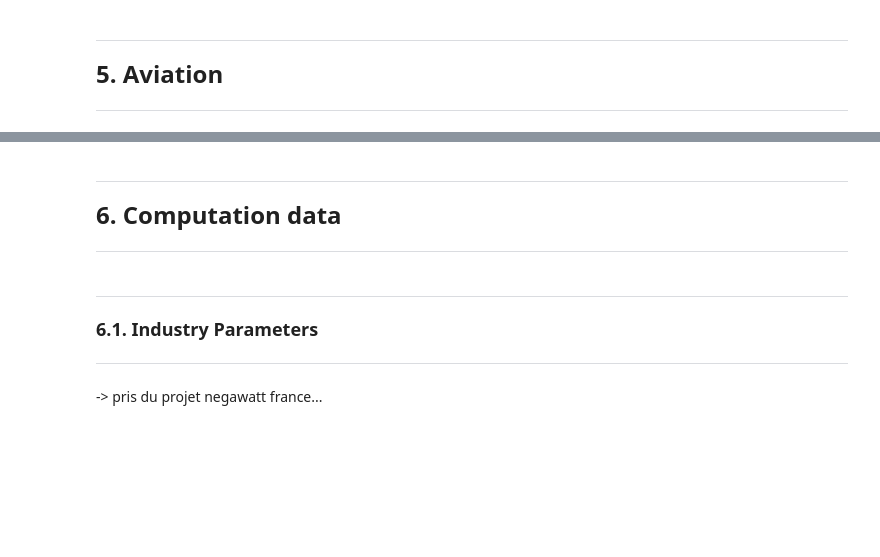
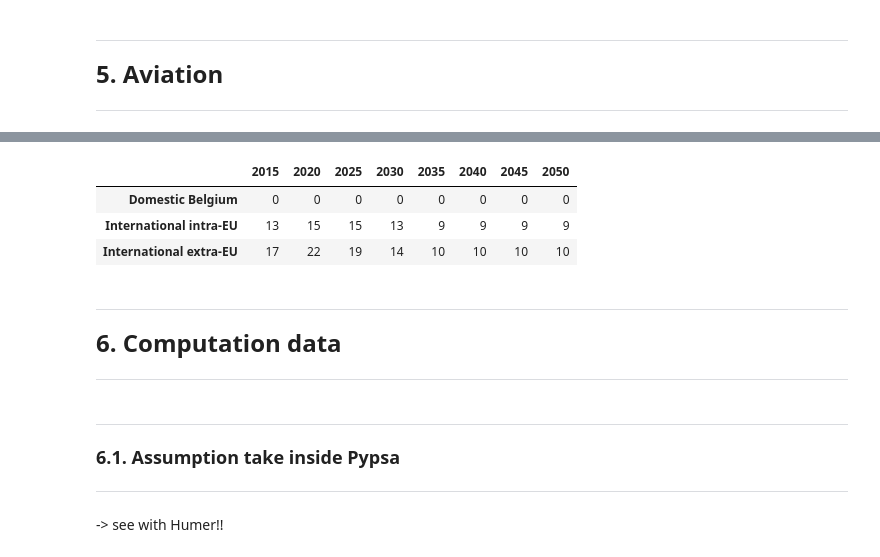
Before and after one commit to Valentine-Bernaerts/negaWatt_jupyter_notebook, a Jupyter notebook: jupyter_notebook/Transport_sector_appendix.ipynb, the cells around one changed output, grey strips where cells are left out. Drawn from its saved outputs; the diff is of its cells as text; code cells hidden in the pictures; blank space fills up the shorter version.

```diff
--- a/jupyter_notebook/Transport_sector_appendix.ipynb
+++ b/jupyter_notebook/Transport_sector_appendix.ipynb
@@ -882,3 +1021,22 @@ Carrier Shares (%)
+# %%
+# Years for aviation data
+years_air = generate_target_years(2015)
+
+# Passenger-kilometres for flights
+pkm_air = {
+    'Domestic Belgium':       [     0,      0,      0,      0,      0,      0,      0,      0],
+    'International intra-EU': [12.622, 15.311, 15.303, 12.753,  8.927,  8.927,  8.927,  8.927],
+    'International extra-EU': [16.588, 21.672, 19.129, 14.028, 10.202, 10.202, 10.202, 10.202],
+}
+
+df_air = pd.DataFrame(pkm_air, index=years_air).T
+df_air = df_air.round(0).astype(int)
+df_air
+# %% [output]
+|  | 2015 | 2020 | 2025 | 2030 | 2035 | 2040 | 2045 | 2050 |
+| Domestic Belgium | 0 | 0 | 0 | 0 | 0 | 0 | 0 | 0 |
+| International intra-EU | 13 | 15 | 15 | 13 | 9 | 9 | 9 | 9 |
+| International extra-EU | 17 | 22 | 19 | 14 | 10 | 10 | 10 | 10 |
 # %% [markdown]
 
 ---
@@ -890,7 +1048,7 @@ Carrier Shares (%)
 
 ---
 
-<font size="4"><b>6.1. Industry Parameters </b></font> <a class="anchor" id="section_6_1"></a>
+<font size="4"><b>6.1. Assumption take inside Pypsa </b></font> <a class="anchor" id="section_6_1"></a>
 
 ---
--> pris du projet negawatt france...
+-> see with Humer!!
```
Also changed, not shown: parts of 21 cells of this notebook, 1 other file.
